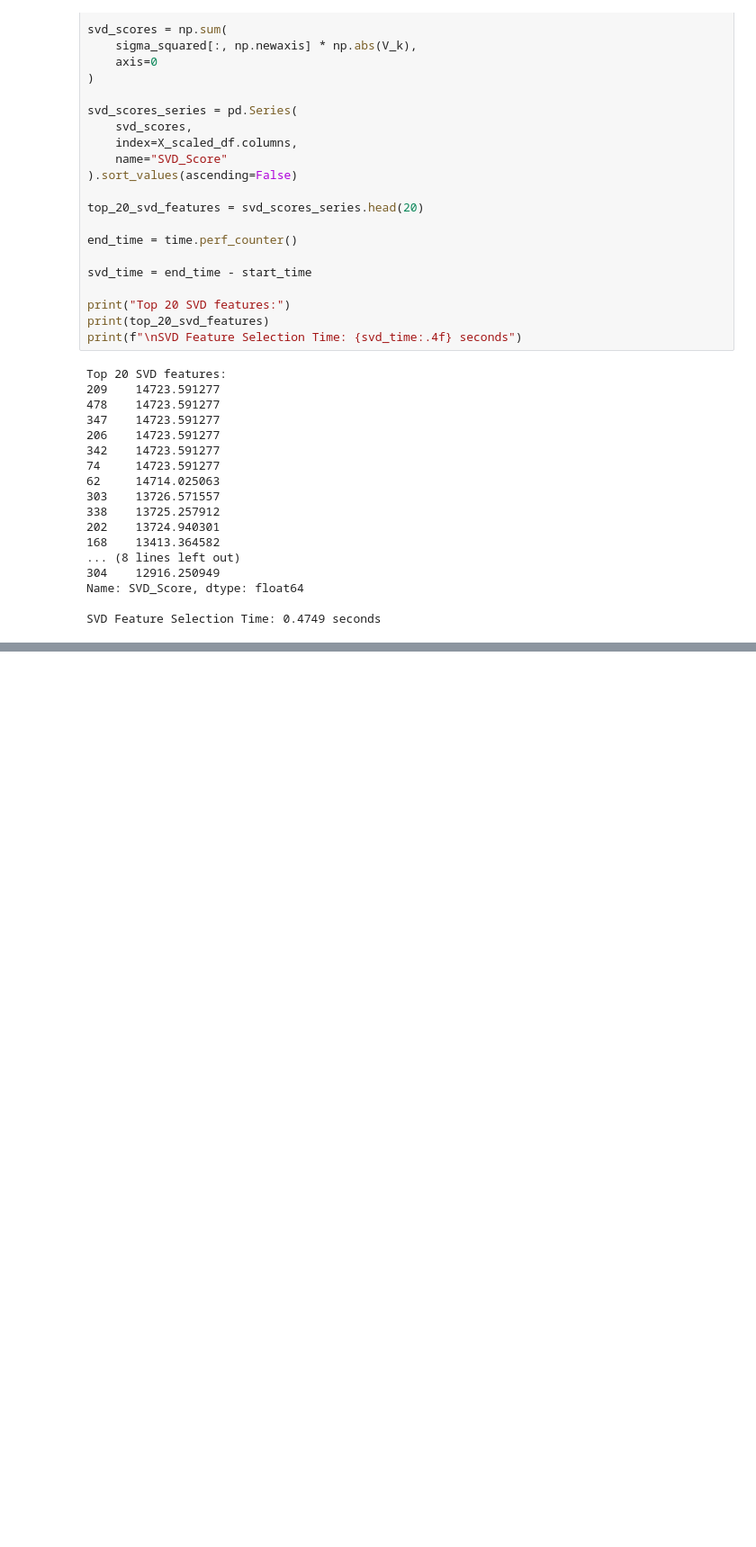
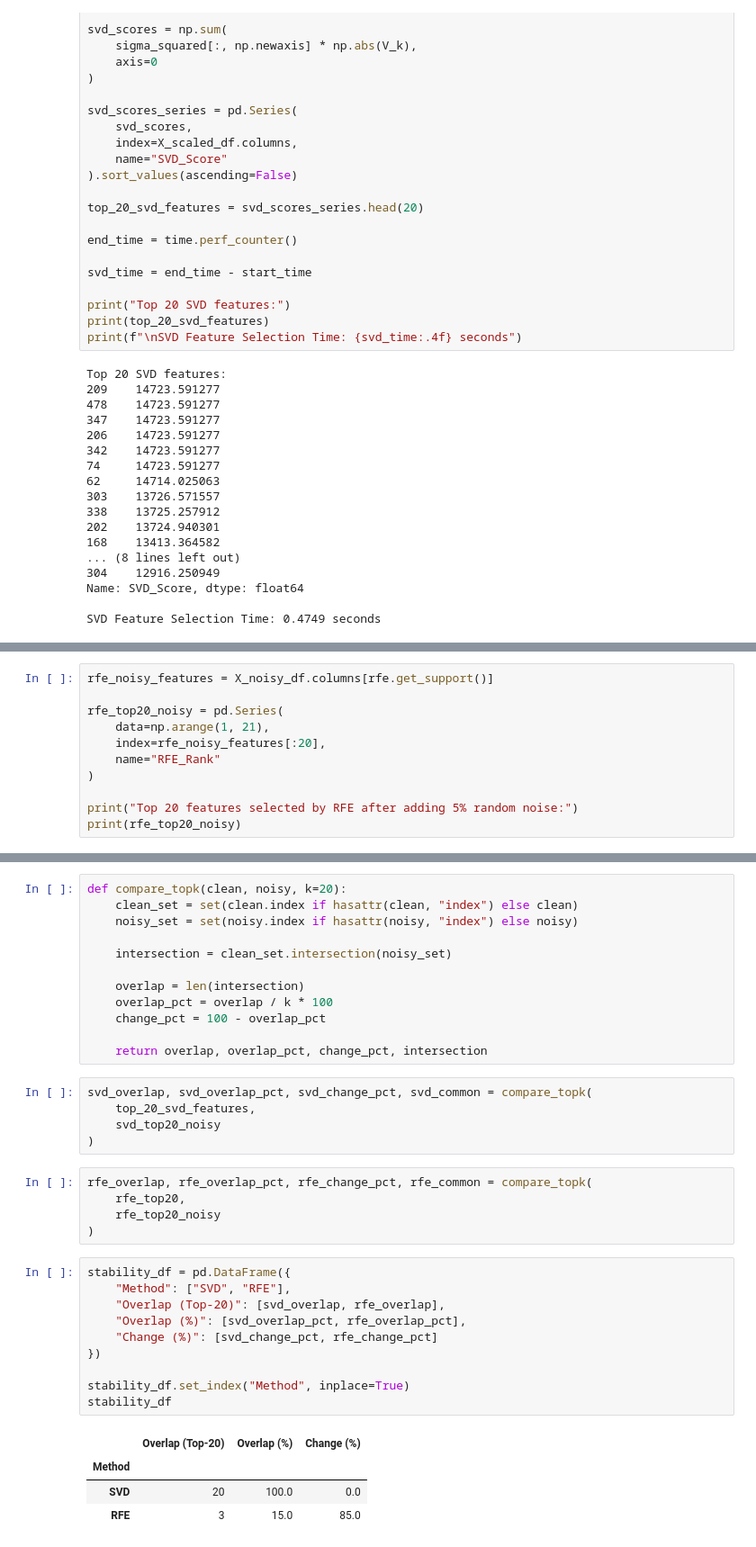
Before and after one commit to parmidamardi/CDM_TA_5, a Jupyter notebook: CDM_TA_5.ipynb, the cells around one changed output, grey strips where cells are left out. Shown: that part at 90% size. Drawn from its saved outputs; the diff is of its cells as text; blank space fills up the shorter version.

```diff
--- a/CDM_TA_5.ipynb
+++ b/CDM_TA_5.ipynb
@@ -203,0 +359,11 @@ SVD Feature Selection Time: 0.4749 seconds
+# %%
+rfe_noisy_features = X_noisy_df.columns[rfe.get_support()]
+
+rfe_top20_noisy = pd.Series(
+    data=np.arange(1, 21),
+    index=rfe_noisy_features[:20],
+    name="RFE_Rank"
+)
+
+print("Top 20 features selected by RFE after adding 5% random noise:")
+print(rfe_top20_noisy)
@@ -203,0 +388,37 @@ SVD Feature Selection Time: 0.4749 seconds
+# %%
+def compare_topk(clean, noisy, k=20):
+    clean_set = set(clean.index if hasattr(clean, "index") else clean)
+    noisy_set = set(noisy.index if hasattr(noisy, "index") else noisy)
+
+    intersection = clean_set.intersection(noisy_set)
+
+    overlap = len(intersection)
+    overlap_pct = overlap / k * 100
+    change_pct = 100 - overlap_pct
+
+    return overlap, overlap_pct, change_pct, intersection
+# %%
+svd_overlap, svd_overlap_pct, svd_change_pct, svd_common = compare_topk(
+    top_20_svd_features,
+    svd_top20_noisy
+)
+# %%
+rfe_overlap, rfe_overlap_pct, rfe_change_pct, rfe_common = compare_topk(
+    rfe_top20,
+    rfe_top20_noisy
+)
+# %%
+stability_df = pd.DataFrame({
+    "Method": ["SVD", "RFE"],
+    "Overlap (Top-20)": [svd_overlap, rfe_overlap],
+    "Overlap (%)": [svd_overlap_pct, rfe_overlap_pct],
+    "Change (%)": [svd_change_pct, rfe_change_pct]
+})
+
+stability_df.set_index("Method", inplace=True)
+stability_df
+# %% [output]
+|  | Overlap (Top-20) | Overlap (%) | Change (%) |
+| Method |  |  |  |
+| SVD | 20 | 100.0 | 0.0 |
+| RFE | 3 | 15.0 | 85.0 |
```
Also changed, not shown: parts of 11 cells of this notebook.
